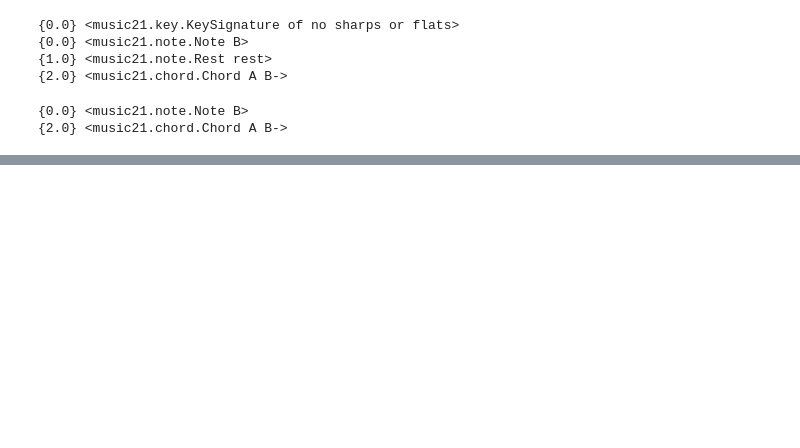
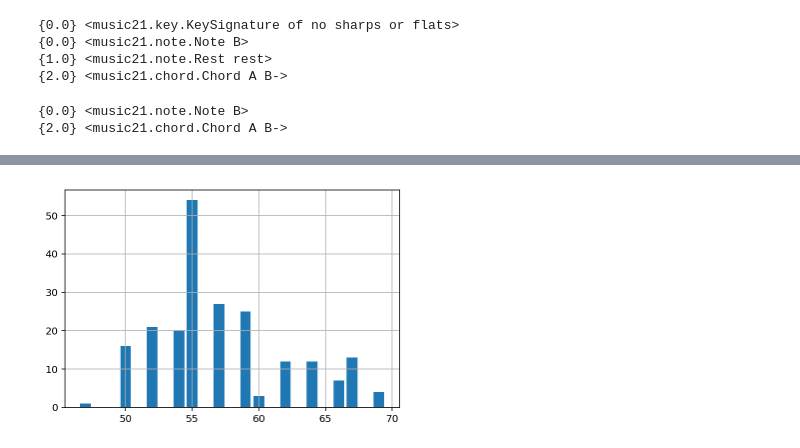
Before and after one commit to LifeEshiniki/sotsuken, a Jupyter notebook: mxlshukei0927.ipynb, the cells around one changed output, grey strips where cells are left out. Cells and saved outputs as stored; diff of their text form; code cells hidden in the pictures; blank space fills up the shorter version.

```diff
--- a/mxlshukei0927.ipynb
+++ b/mxlshukei0927.ipynb
@@ -253,0 +400,8 @@ ValueError: If using all scalar values, you must pass an index
+# %%
+#音高の集計を可視化
+left = konayuki_pitch_status.keys()
+height = konayuki_pitch_status.values()
+plt.bar(left,height)
+plt.grid()
+# %% [output]
+[figure, added]
```
Also changed, not shown: parts of 32 cells of this notebook, 3 other files.
